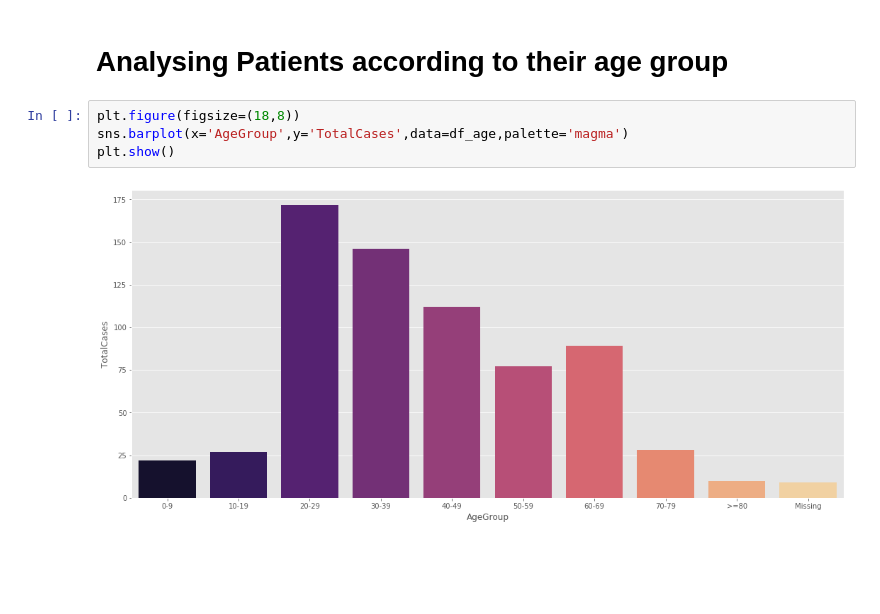
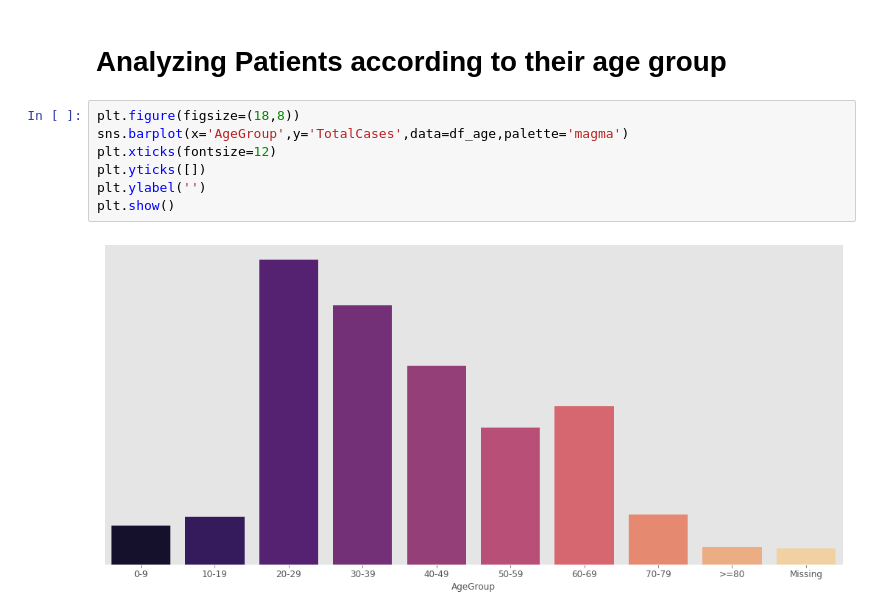
Before and after one commit to anurag-ux/covid-19-analysis, a Jupyter notebook: statewise_analysis.ipynb, the cells around one changed output. Saved outputs shown, nothing was run; the diff lists cells and outputs as text; blank space fills up the shorter version.

```diff
--- a/statewise_analysis.ipynb
+++ b/statewise_analysis.ipynb
@@ -60,8 +47,11 @@ deaths()
 # %% [markdown]
-# Analysing Patients according to their age group
+# Analyzing Patients according to their age group
 # %%
 plt.figure(figsize=(18,8))
 sns.barplot(x='AgeGroup',y='TotalCases',data=df_age,palette='magma')
+plt.xticks(fontsize=12)
+plt.yticks([])
+plt.ylabel('')
 plt.show()
 # %% [output]
-[figure, old version]
+[figure, new version]
```
Also changed, not shown: parts of 7 cells of this notebook.
